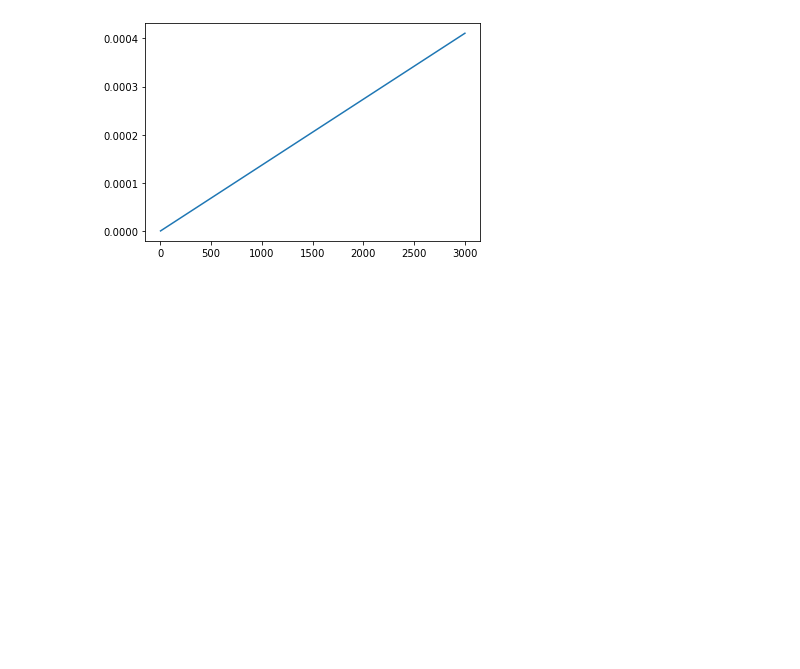
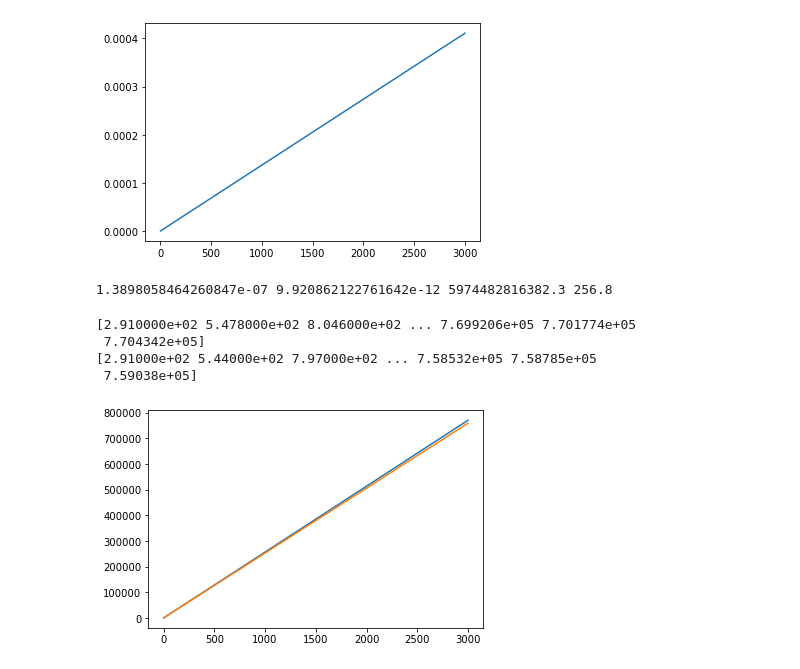
Before and after one commit to Epzhod/iGEM2021KCL_layermodel, a Jupyter notebook: graphing.ipynb, the cells around one changed output. Cells and saved outputs as stored; diff of their text form; code cells hidden in the pictures; blank space fills up the shorter version.

```diff
--- a/graphing.ipynb
+++ b/graphing.ipynb
@@ -25,3 +31,32 @@ sns.lineplot(x_array, y_array)
 # %% [output]
 <AxesSubplot:>
 [figure]
+# %%
+const_grams = calc(10).protein_grams / 10
+const_moles = calc(10).protein_moles / 10
+const_units = calc(10).protein_units / 10
+const_area  = calc(10).surface_area / 10
+
+print(const_grams, const_moles, const_units, const_area)
+# %% [output]
+1.3898058464260847e-07 9.920862122761642e-12 5974482816382.3 256.8
+# %%
+const_array = np.array([])
+for ele in x_array:
+    const_array = np.append(const_array, (ele-1)*const_area + calc(ele).ENDS)
+print(const_array)
+
+check_array = np.array([])
+for ele in x_array:
+    check_array = np.append(check_array,  [calc(ele).surface_area])
+print(check_array)
+# %% [output]
+[2.910000e+02 5.478000e+02 8.046000e+02 ... 7.699206e+05 7.701774e+05
+ 7.704342e+05]
+[2.91000e+02 5.44000e+02 7.97000e+02 ... 7.58532e+05 7.58785e+05
+ 7.59038e+05]
+# %%
+for ele in (const_array, check_array):
+    sns.lineplot(x = x_array, y = ele)
+# %% [output]
+[figure, added]
```
Also changed, not shown: parts of 2 cells of this notebook, 1 other file.
